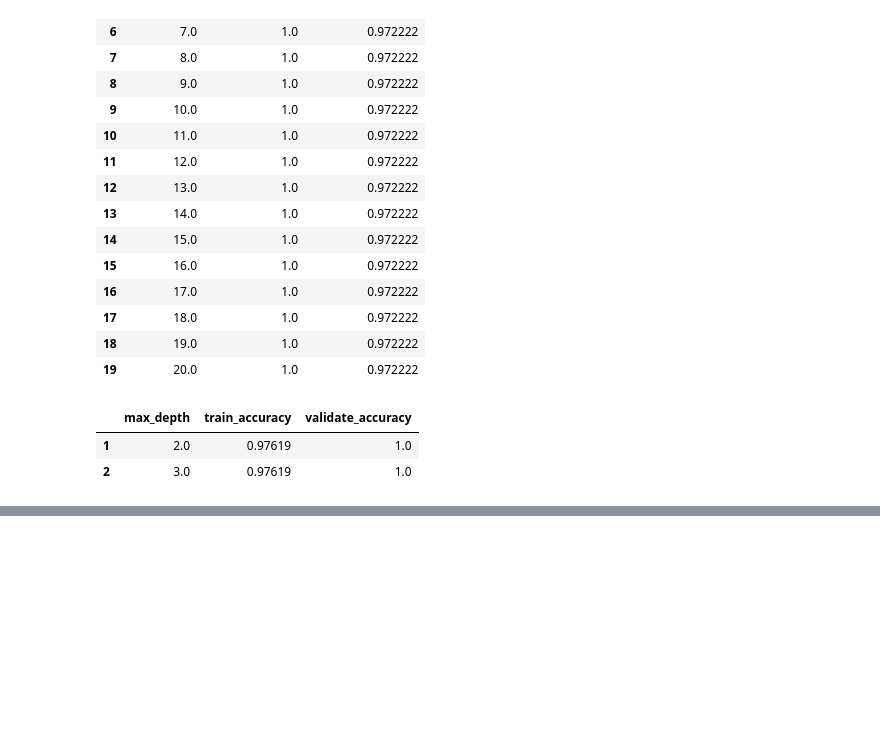
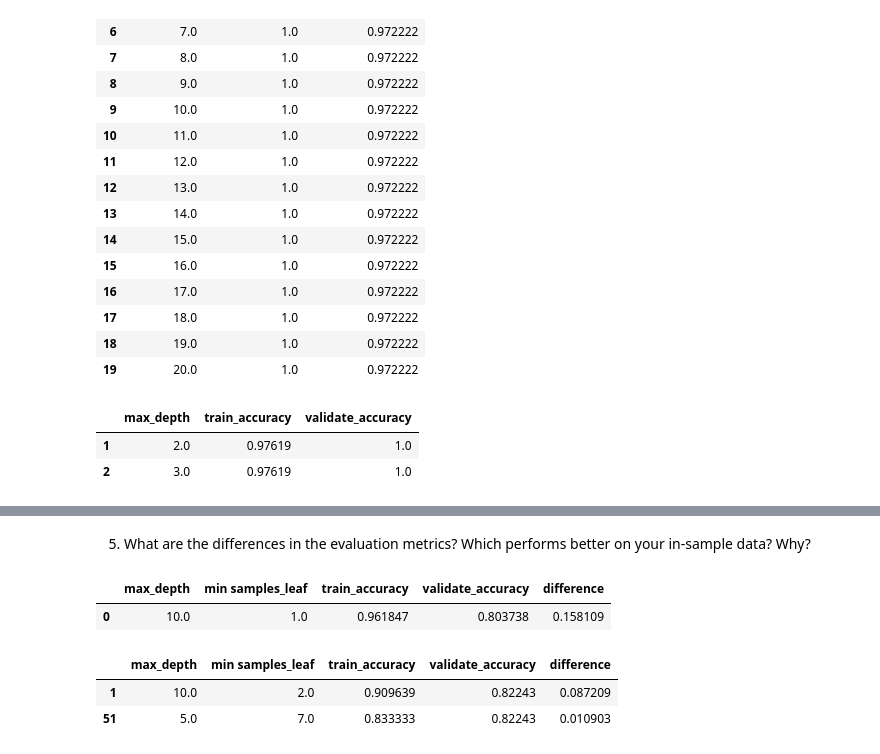
Before and after one commit to ChrisTeceno/classification-exercises, a Jupyter notebook: model.ipynb, the cells around one changed output, grey strips where cells are left out. Drawn from its saved outputs; the diff is of its cells as text; code cells hidden in the pictures; blank space fills up the shorter version.

```diff
--- a/model.ipynb
+++ b/model.ipynb
@@ -626,0 +752,14 @@ results.nlargest(1,'validate_accuracy',keep ='all')
+# %% [markdown]
+5. What are the differences in the evaluation metrics? Which performs better on your in-sample data? Why?
+# %%
+# this one persomes best in sample data because it can over fit due to the min sample per left being 1
+results.nlargest(1,'train_accuracy',keep ='all')
+# %% [output]
+|  | max_depth | min samples_leaf | train_accuracy | validate_accuracy | difference |
+| 0 | 10.0 | 1.0 | 0.961847 | 0.803738 | 0.158109 |
+# %%
+results.nlargest(1,'validate_accuracy',keep ='all')
+# %% [output]
+|  | max_depth | min samples_leaf | train_accuracy | validate_accuracy | difference |
+| 1 | 10.0 | 2.0 | 0.909639 | 0.82243 | 0.087209 |
+| 51 | 5.0 | 7.0 | 0.833333 | 0.82243 | 0.010903 |
```
Also changed, not shown: parts of 16 cells of this notebook.
